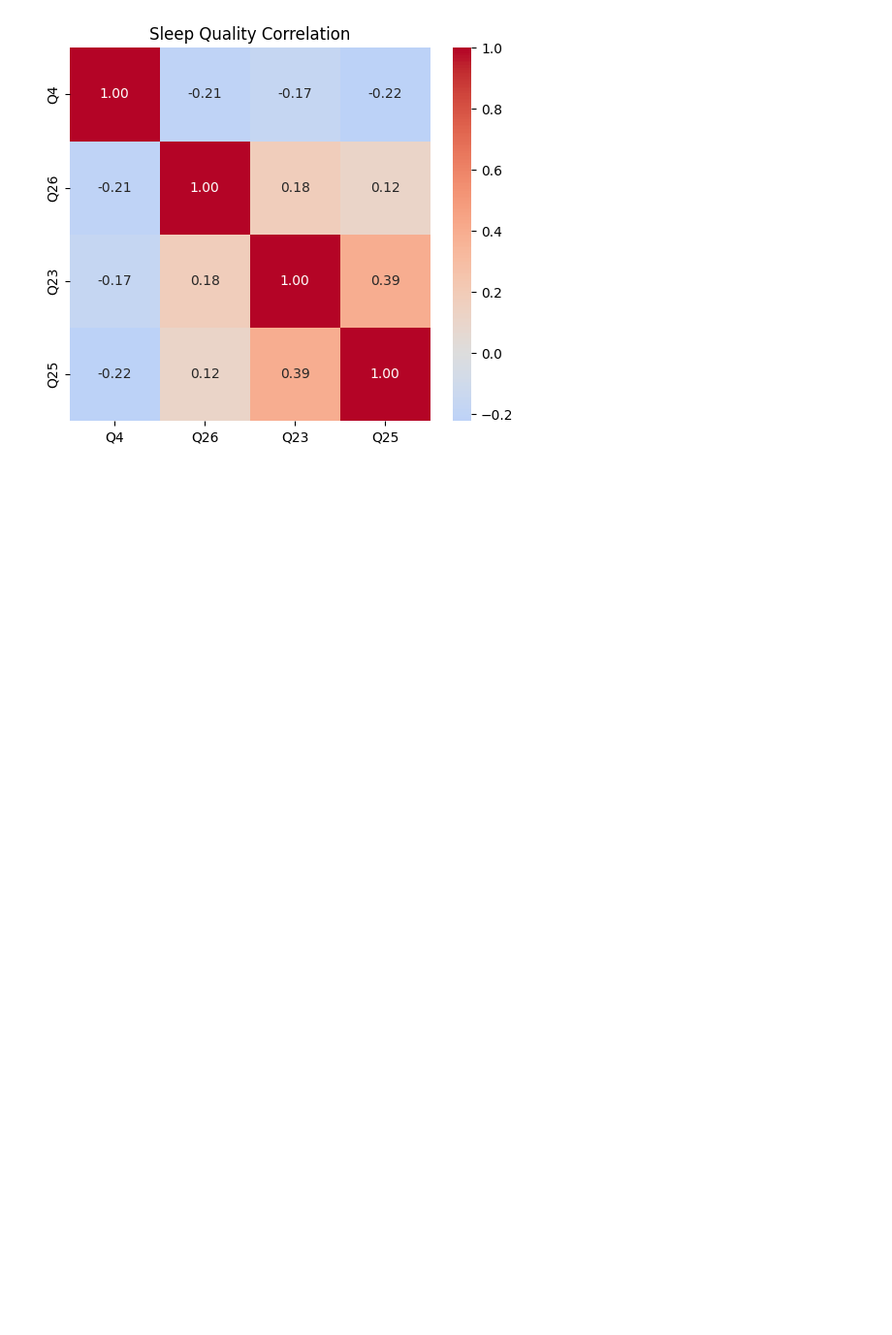
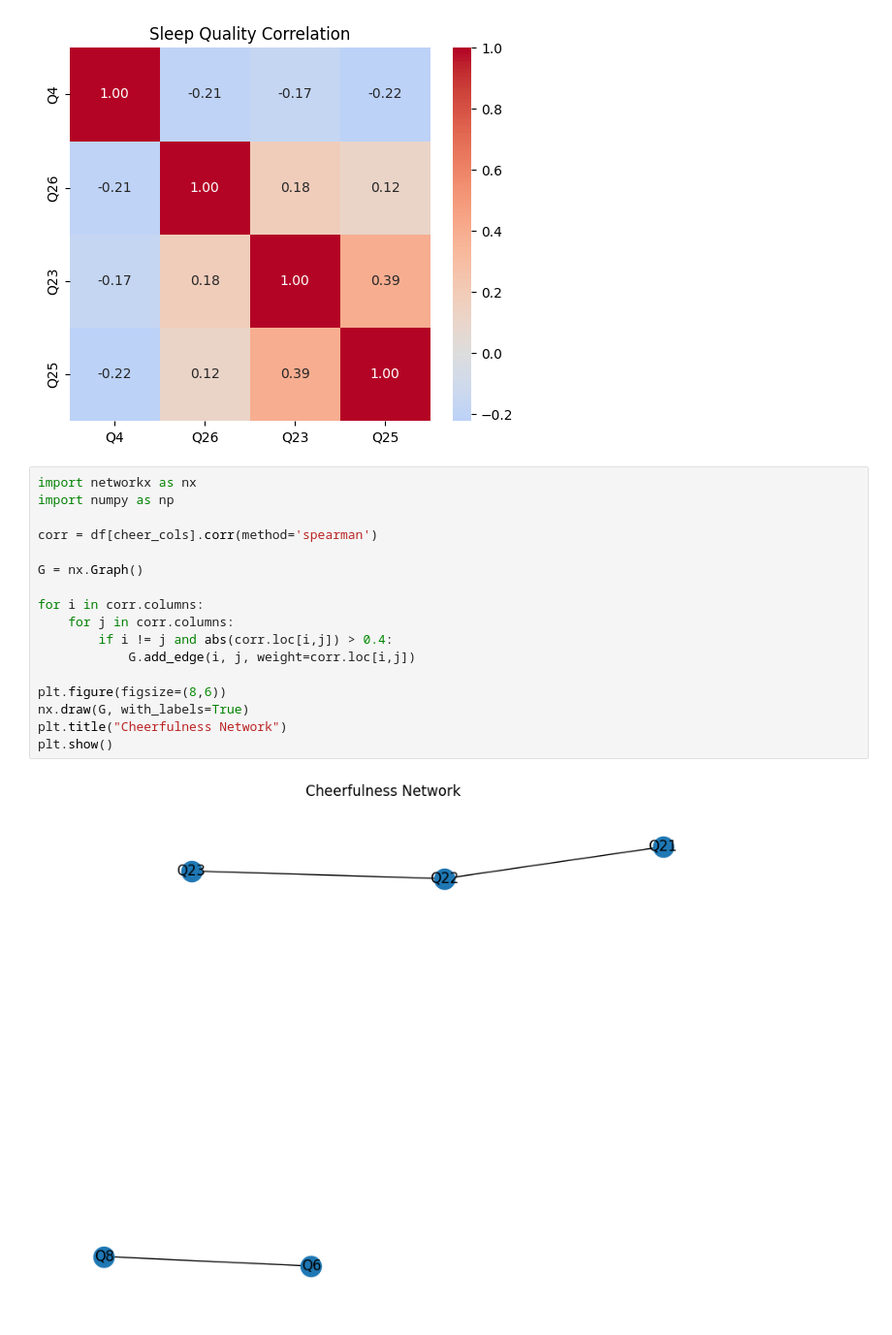
Before and after one commit to Anirudh-Iyer32/Minor-Project, a Jupyter notebook: Notebooks/analysis_2.ipynb, the cells around one changed output. Shown at 97% size. Drawn from its saved outputs; the diff is of its cells as text; blank space fills up the shorter version.

```diff
--- a/Notebooks/analysis_2.ipynb
+++ b/Notebooks/analysis_2.ipynb
@@ -53,3 +53,22 @@ plt.title("Sleep Quality Correlation")
 plt.show()
 # %% [output]
 [figure]
+# %%
+import networkx as nx
+import numpy as np
+
+corr = df[cheer_cols].corr(method='spearman')
+
+G = nx.Graph()
+
+for i in corr.columns:
+    for j in corr.columns:
+        if i != j and abs(corr.loc[i,j]) > 0.4:
+            G.add_edge(i, j, weight=corr.loc[i,j])
+
+plt.figure(figsize=(8,6))
+nx.draw(G, with_labels=True)
+plt.title("Cheerfulness Network")
+plt.show()
+# %% [output]
+[figure, added]
```
Also changed, not shown: parts of 9 cells of this notebook, 9 other files.
